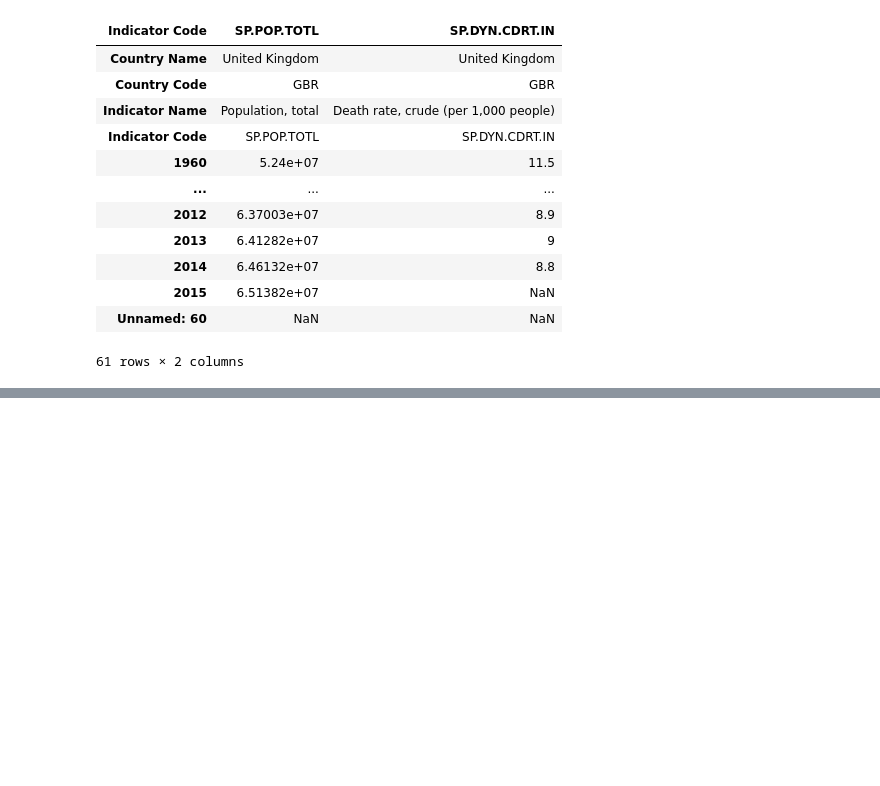
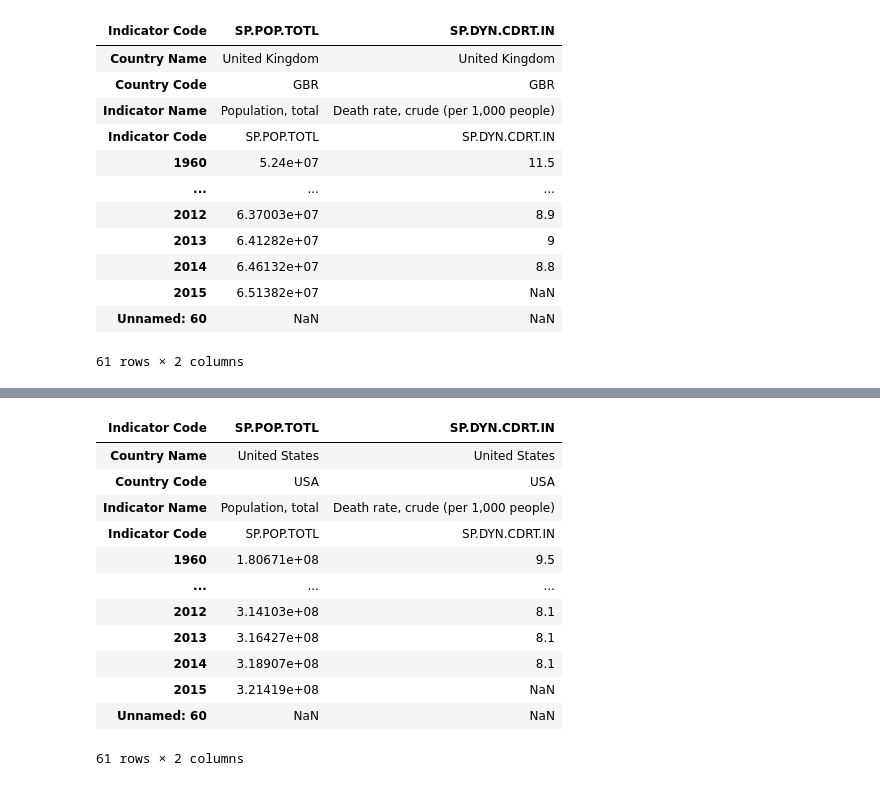
Before and after one commit to Noah-Prowell/case_study_one, a Jupyter notebook: src/DustinNotebook.ipynb, the cells around one changed output, grey strips where cells are left out. Cells and saved outputs as stored; diff of their text form; code cells hidden in the pictures; blank space fills up the shorter version.

```diff
--- a/src/DustinNotebook.ipynb
+++ b/src/DustinNotebook.ipynb
@@ -94,0 +82,16 @@ df_trans
+# %%
+new_df_US
+# %% [output]
+| Indicator Code | SP.POP.TOTL | SP.DYN.CDRT.IN |
+| Country Name | United States | United States |
+| Country Code | USA | USA |
+| Indicator Name | Population, total | Death rate, crude (per 1,000 people) |
+| Indicator Code | SP.POP.TOTL | SP.DYN.CDRT.IN |
+| 1960 | 1.80671e+08 | 9.5 |
+| ... | ... | ... |
+| 2012 | 3.14103e+08 | 8.1 |
+| 2013 | 3.16427e+08 | 8.1 |
+| 2014 | 3.18907e+08 | 8.1 |
+| 2015 | 3.21419e+08 | NaN |
+| Unnamed: 60 | NaN | NaN |
+61 rows × 2 columns
```
Also changed, not shown: parts of 7 cells of this notebook.
